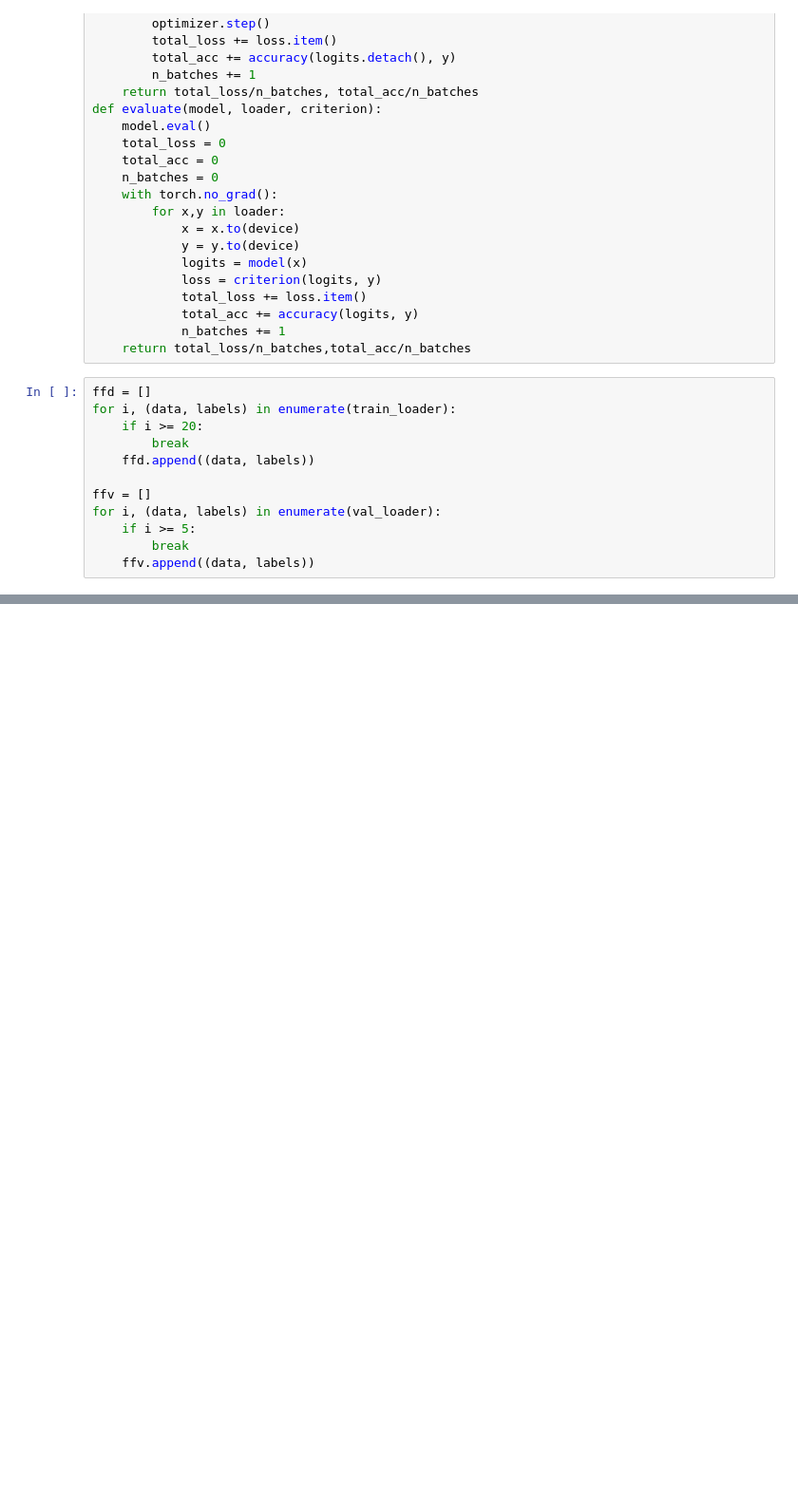
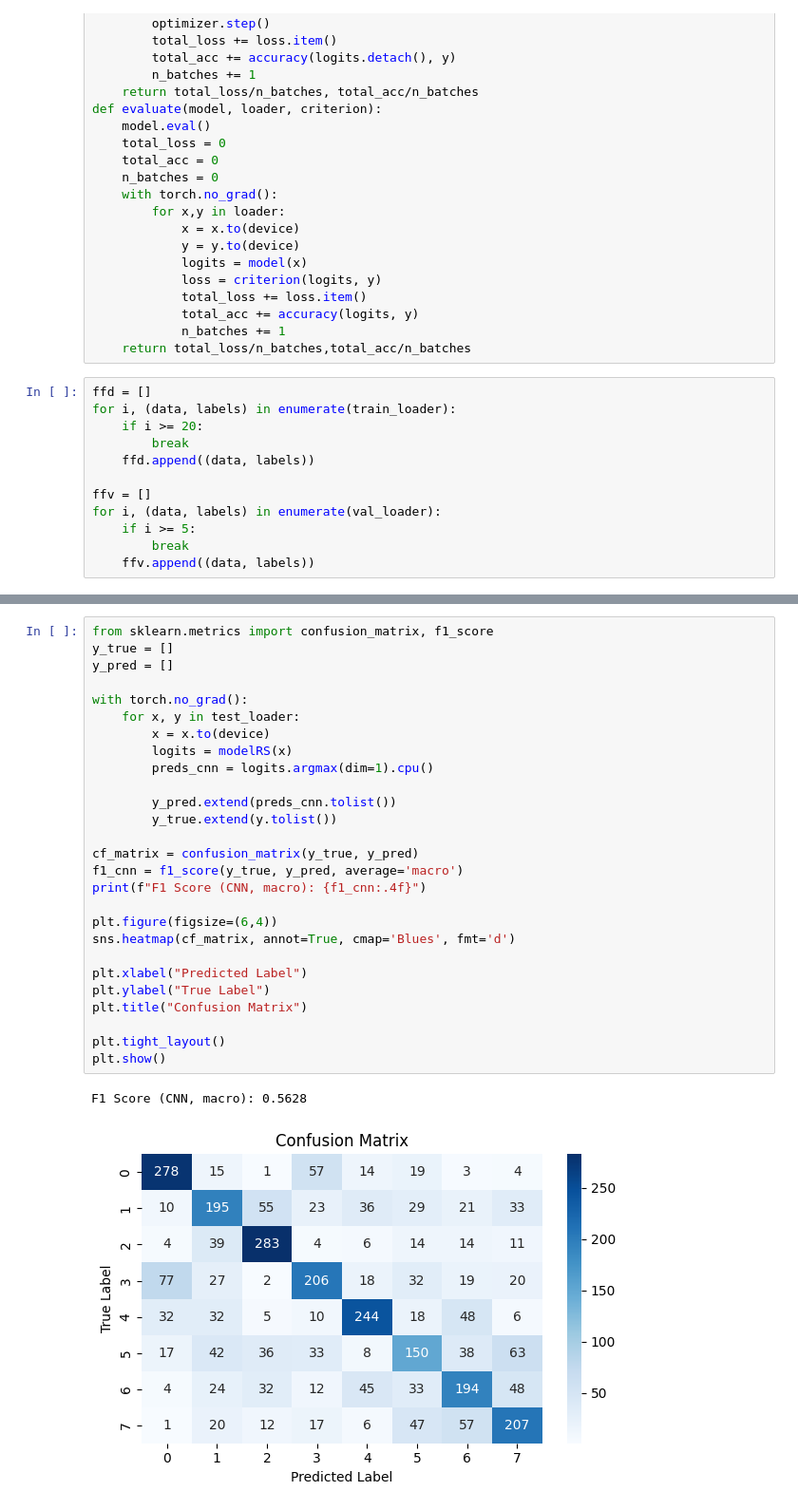
Before and after one commit to chuang04/CSC4505Project, a Jupyter notebook: notebooks/Final Project.ipynb, the cells around one changed output, grey strips where cells are left out. Shown at 95% size. Saved outputs shown, nothing was run; the diff lists cells and outputs as text; blank space fills up the shorter version.

```diff
--- a/notebooks/Final Project.ipynb
+++ b/notebooks/Final Project.ipynb
@@ -199,0 +350,30 @@ model.load_state_dict(torch.load('Final_Project_Weights'))
+# %%
+from sklearn.metrics import confusion_matrix, f1_score
+y_true = []
+y_pred = []
+
+with torch.no_grad():
+    for x, y in test_loader:
+        x = x.to(device)
+        logits = modelRS(x)
+        preds_cnn = logits.argmax(dim=1).cpu()
+
+        y_pred.extend(preds_cnn.tolist())
+        y_true.extend(y.tolist())
+
+cf_matrix = confusion_matrix(y_true, y_pred)
+f1_cnn = f1_score(y_true, y_pred, average='macro')
+print(f"F1 Score (CNN, macro): {f1_cnn:.4f}")
+
+plt.figure(figsize=(6,4))
+sns.heatmap(cf_matrix, annot=True, cmap='Blues', fmt='d')
+
+plt.xlabel("Predicted Label")
+plt.ylabel("True Label")
+plt.title("Confusion Matrix")
+
+plt.tight_layout()
+plt.show()
+# %% [output]
+F1 Score (CNN, macro): 0.5628
+[figure, added]
```
Also changed, not shown: parts of 12 cells of this notebook, 3 other files.
